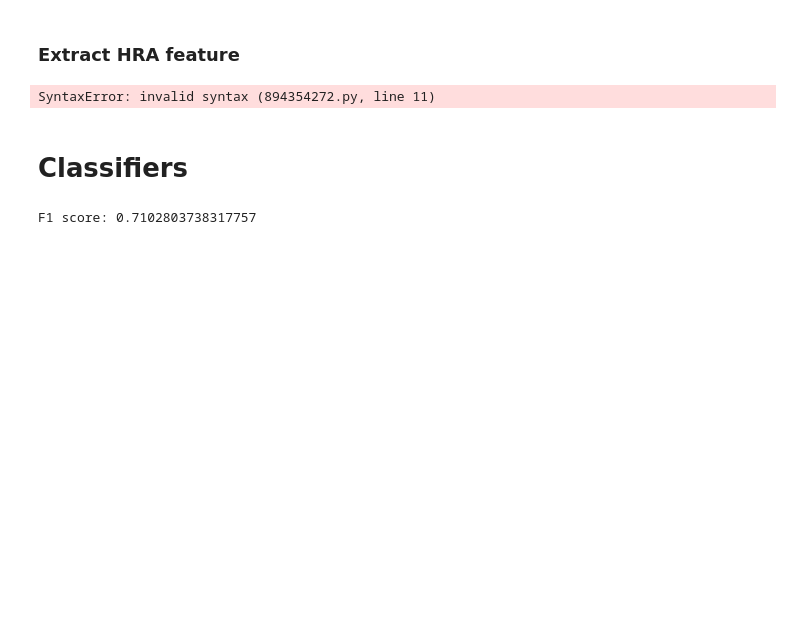
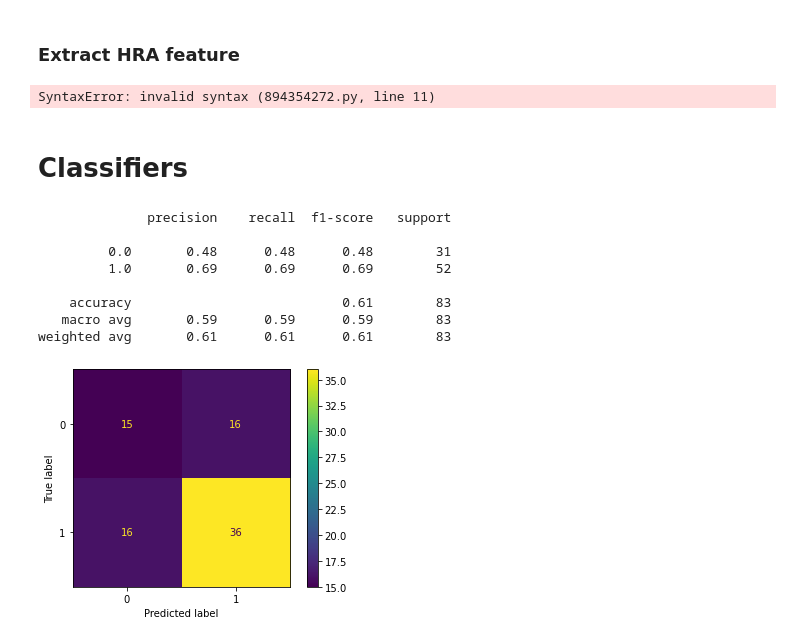
Before and after one commit to haedong31/mental_health_VR, a Jupyter notebook: tf-idf-rank_coding.ipynb, the cells around one changed output. Saved outputs shown, nothing was run; the diff lists cells and outputs as text; code cells hidden in the pictures; blank space fills up the shorter version.

```diff
--- a/tf-idf-rank_coding.ipynb
+++ b/tf-idf-rank_coding.ipynb
@@ -327,22 +327,33 @@ SyntaxError: invalid syntax (894354272.py, line 11)
 # %%
 from sklearn.model_selection import train_test_split
 from sklearn.pipeline import make_pipeline
 from sklearn.preprocessing import StandardScaler
 from sklearn.linear_model import LogisticRegression
 from sklearn import metrics
 
-feat_mx = np.loadtxt(Path('./data/hra/tfidf_hrq_mx.csv'),delimiter=',')
+feat_mx = np.loadtxt(Path('./data/hra/tfidf_hrq_mx2.csv'),delimiter=',')
 feat_mx = feat_mx[:,np.any(feat_mx,axis=0)]
 
 num_hc = 243
 y = np.zeros(feat_mx.shape[0])
 y[num_hc:] = 1
 
 feat_mx_train,feat_mx_test,y_train,y_test = train_test_split(feat_mx,y,train_size=0.85,random_state=1)
 pipe = make_pipeline(StandardScaler(),LogisticRegression(penalty='l2',solver='lbfgs',max_iter=1000,n_jobs=4))
 pipe.fit(feat_mx_train,y_train)
 yhat = pipe.predict(feat_mx_test)
 
-print(f'F1 score: {metrics.f1_score(y_test,yhat)}')
+cm = metrics.confusion_matrix(y_test,yhat)
+disp = metrics.ConfusionMatrixDisplay(cm)
+disp.plot()
+print(metrics.classification_report(y_test,yhat))
 # %% [output]
-F1 score: 0.7102803738317757
+              precision    recall  f1-score   support
+
+         0.0       0.48      0.48      0.48        31
+         1.0       0.69      0.69      0.69        52
+
+    accuracy                           0.61        83
+   macro avg       0.59      0.59      0.59        83
+weighted avg       0.61      0.61      0.61        83
+[figure, added]
```
Also changed, not shown: parts of 1 cell of this notebook.
